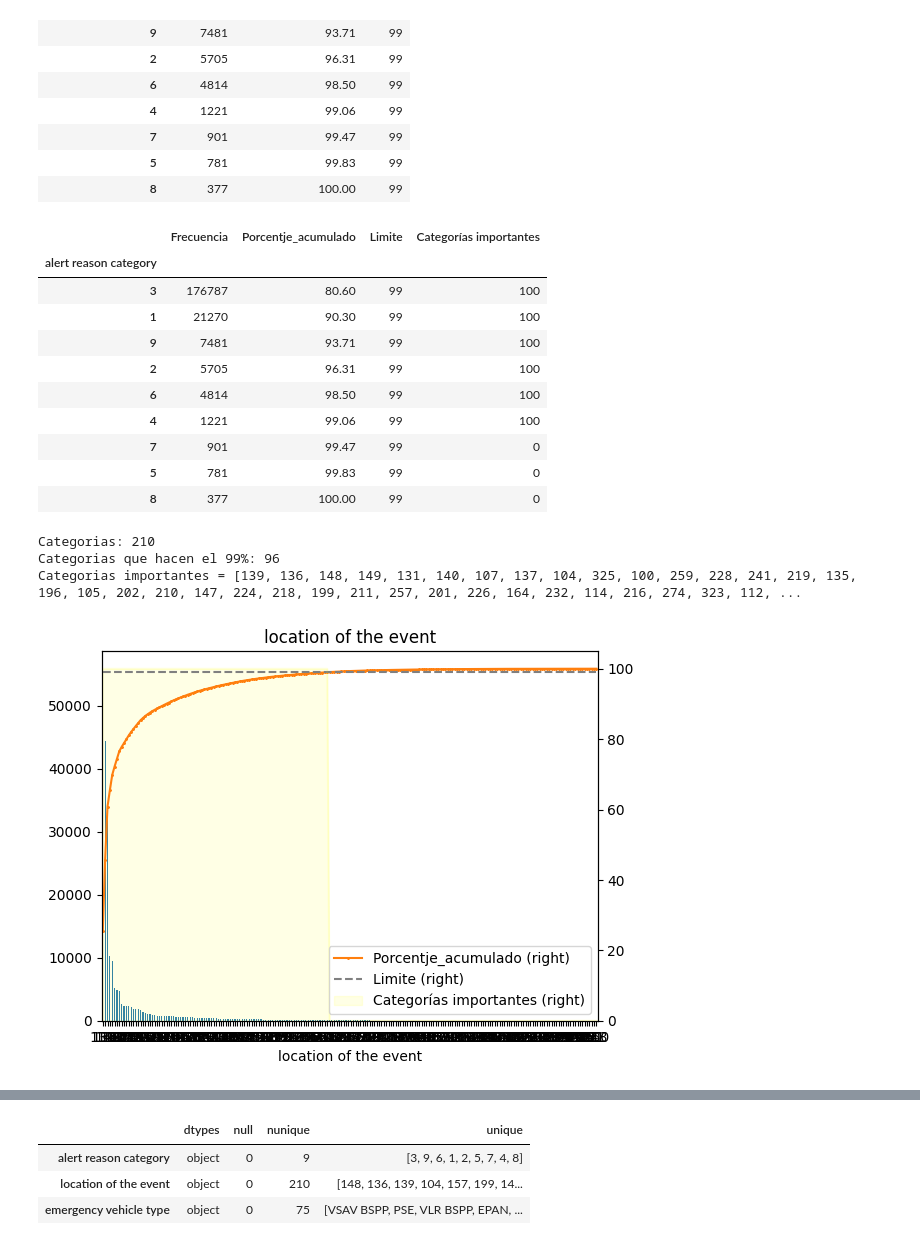
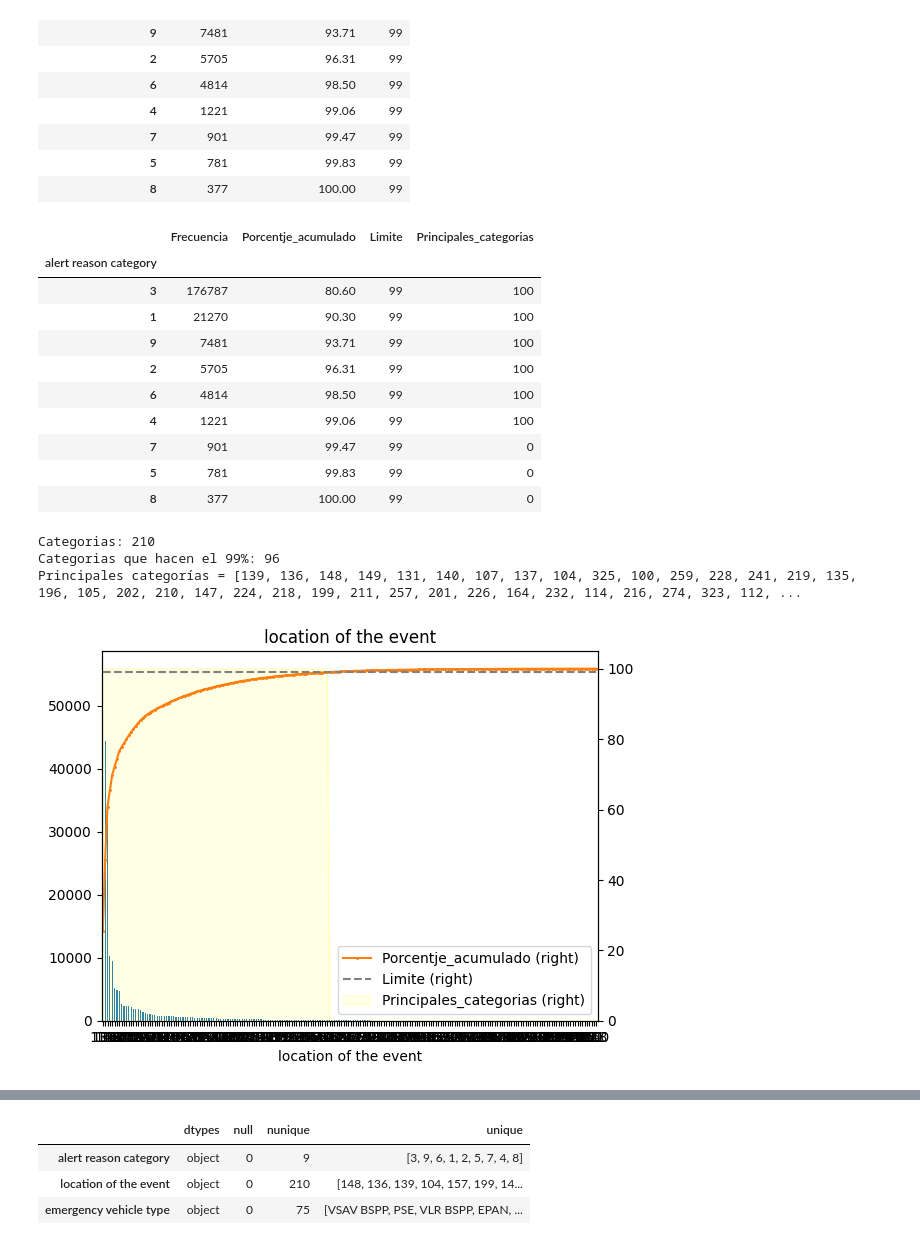
Before and after one commit to AnIsAsPe/Regresion-Robusta-para-estimar-tiempo-de-respuesta-de-un-servicio-de-emergencia, a Jupyter notebook: Notebooks/1_Response_time_Paris_Fire_Brigade.ipynb, the cells around one changed output, grey strips where cells are left out. Drawn from its saved outputs; the diff is of its cells as text; code cells hidden in the pictures.

```diff
--- a/Notebooks/1_Response_time_Paris_Fire_Brigade.ipynb
+++ b/Notebooks/1_Response_time_Paris_Fire_Brigade.ipynb
@@ -364,0 +355,10 @@ La siguiente celda de código ejemplifica cómo la distribución de la etiqueta
+# %%
+# Creamos una Serie boleana de mismo tamaño que el dataset simulando nulos distribuidos uniformemente.
+
+tam_muestra = 12710
+df['muestra_temp'] = np.where(df.index.isin(df.sample(tam_muestra).index), 1 ,0)
+
+sns.boxplot(x = 'muestra_temp' , y = 'delta departure-presentation',
+            hue= 'muestra_temp', data = df,
+            showfliers=False)
+plt.show()
@@ -401,8 +405,8 @@ df['location of the event'].isna().sum()
 # %%
 df['location of the event'] = df['location of the event'].astype('int').astype('object')
 # %%
-# borrar la columna de nulos
-df = df.drop('nulos', axis=1)
+# borrar las columnas nulos y muestra_temp
+df = df.drop(['nulos', 'muestra_temp'], axis=1)
 # %% [markdown]
 # One hot encoding variables categoricas
 # %%
@@ -438,13 +442,13 @@ pareto_df
 | 5 | 781 | 99.83 | 99 |
 | 8 | 377 | 100.00 | 99 |
 # %%
-pareto_df['Categorías importantes'] = np.where(
+pareto_df['Principales_categorias'] = np.where(
     (pareto_df['Limite'] <= pareto_df['Porcentje_acumulado']) &
     (pareto_df['Limite'].shift(1) <= pareto_df['Porcentje_acumulado'].shift(1)),
       0, 100)
 pareto_df
 # %% [output]
-|  | Frecuencia | Porcentje_acumulado | Limite | Categorías importantes |
+|  | Frecuencia | Porcentje_acumulado | Limite | Principales_categorias |
 | alert reason category |  |  |  |  |
 | 3 | 176787 | 80.60 | 99 | 100 |
 | 1 | 21270 | 90.30 | 99 | 100 |
@@ -465,41 +469,41 @@ def categorias_utiles_pareto(df_column, porcentaje):
                               'Limite': porcentaje})
 
     # Obtención de categorías utiles.
-    pareto_df['Categorías importantes'] = np.where(
+    pareto_df['Principales_categorias'] = np.where(
     (pareto_df['Limite'] <= pareto_df['Porcentje_acumulado']) &             \
     (pareto_df['Limite'].shift(1) <= pareto_df['Porcentje_acumulado'].shift(1)),
       0, 100)
-    categorias_utiles = pareto_df[pareto_df['Categorías importantes']==100].index.to_list()
+    principales_categorias = pareto_df[pareto_df['Principales_categorias']==100].index.to_list()
 
    # Imprimir información util.
     print(f'Categorias: {pareto_df.shape[0]}')
-    print(f'Categorias que hacen el {porcentaje}%: {len(categorias_utiles)}')
-    print(f'Categorias importantes = {categorias_utiles}')
+    print(f'Categorias que hacen el {porcentaje}%: {len(principales_categorias)}')
+    print(f'Principales categorías = {principales_categorias}')
 
 
     # Gráfica de Pareto
     fig, axes = plt.subplots()
     ax1 = pareto_df.plot(use_index=True, y='Frecuencia',  kind='bar',
                          ax=axes, legend=False)
     ax2 = pareto_df.plot(use_index=True, y='Porcentje_acumulado', kind='line',
                          marker='D', ms=1, color="C1", ax=axes,
                          secondary_y=True, legend=False).legend(loc='lower right')
     axes.right_ax.set_ylim(0,105)
     ax3 = pareto_df.plot(use_index=True, y='Limite', color="gray", kind='line',
                          linestyle='dashed', ax=axes, secondary_y=True, legend=False).legend(loc='lower right')
-    ax4 = pareto_df.plot(use_index=True, y='Categorías importantes',
+    ax4 = pareto_df.plot(use_index=True, y='Principales_categorias',
                          color="yellow", kind='area', ax=axes,
                          secondary_y=True, alpha=0.1, legend=False).legend(loc='lower right')
     plt.title(f'{df_column.name}')
 
-    return categorias_utiles
+    return principales_categorias
 
 cat_location = categorias_utiles_pareto(df['location of the event'], 99)
 # %% [output]
 Categorias: 210
 Categorias que hacen el 99%: 96
-Categorias importantes = [139, 136, 148, 149, 131, 140, 107, 137, 104, 325, 100, 259, 228, 241, 219, 135, 196, 105, 202, 210, 147, 224, 218, 199, 211, 257, 201, 226, 164, 232, 114, 216, 274, 323, 112, ...
+Principales categorías = [139, 136, 148, 149, 131, 140, 107, 137, 104, 325, 100, 259, 228, 241, 219, 135, 196, 105, 202, 210, 147, 224, 218, 199, 211, 257, 201, 226, 164, 232, 114, 216, 274, 323, 112, ...
-[figure, old version]
+[figure, new version]
 # %%
 
 cat_vehicle = categorias_utiles_pareto(df['emergency vehicle type'], 99)
```
Also changed, not shown: parts of 10 cells of this notebook.
